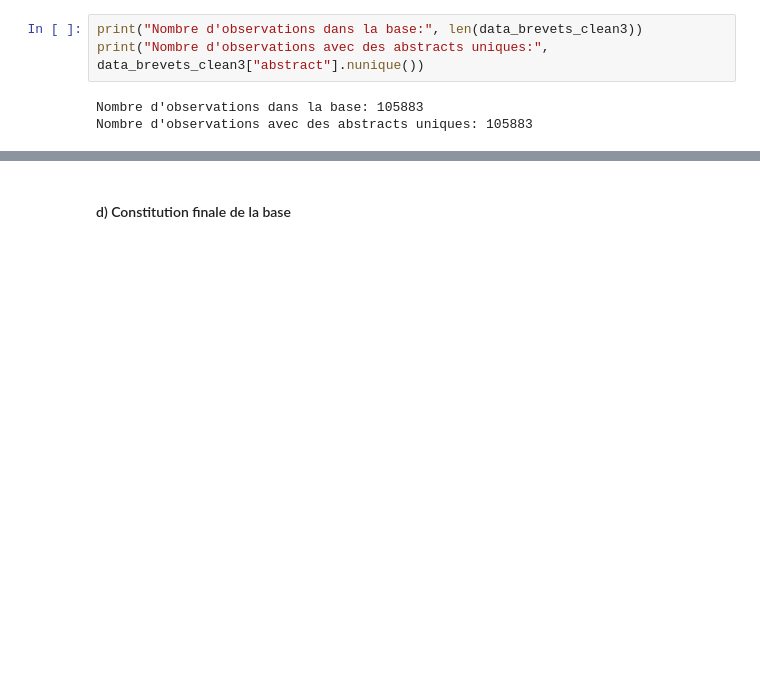
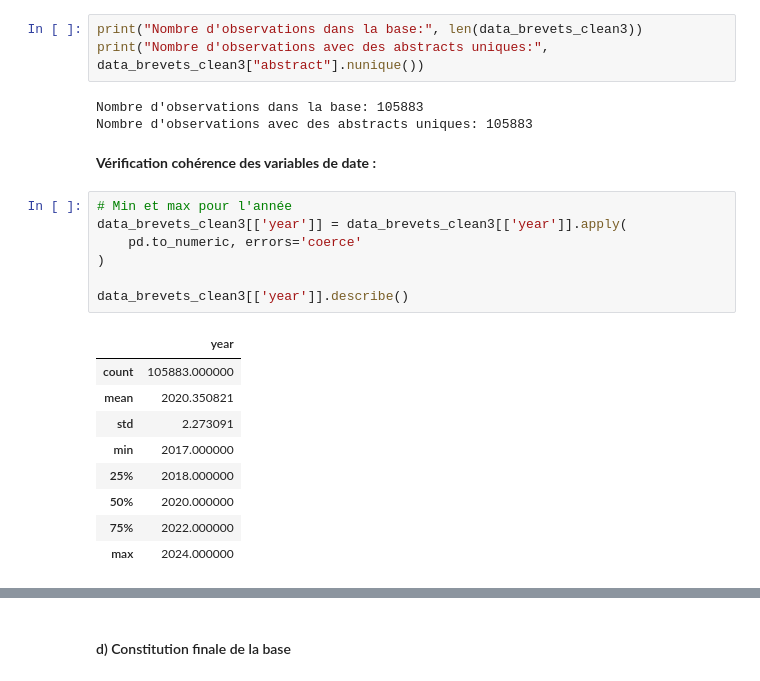
Before and after one commit to IrisLaf/Depots-de-brevets-et-marches-financiers, a Jupyter notebook: Main.ipynb, the cells around one changed output, grey strips where cells are left out. Saved outputs shown, nothing was run; the diff lists cells and outputs as text; blank space fills up the shorter version.

```diff
--- a/Main.ipynb
+++ b/Main.ipynb
@@ -465,3 +475,22 @@ print("Nombre d'observations avec des abstracts uniques:", data_brevets_clean3["
 # %% [output]
 Nombre d'observations dans la base: 105883
 Nombre d'observations avec des abstracts uniques: 105883
+# %% [markdown]
+**Vérification cohérence des variables de date :**
+# %%
+# Min et max pour l'année
+data_brevets_clean3[['year']] = data_brevets_clean3[['year']].apply(
+    pd.to_numeric, errors='coerce'
+)
+
+data_brevets_clean3[['year']].describe()
+# %% [output]
+|  | year |
+| count | 105883.000000 |
+| mean | 2020.350821 |
+| std | 2.273091 |
+| min | 2017.000000 |
+| 25% | 2018.000000 |
+| 50% | 2020.000000 |
+| 75% | 2022.000000 |
+| max | 2024.000000 |
```
Also changed, not shown: parts of 15 cells of this notebook.
